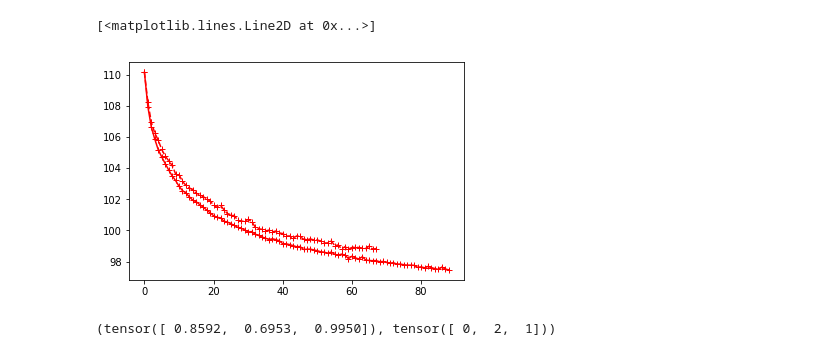
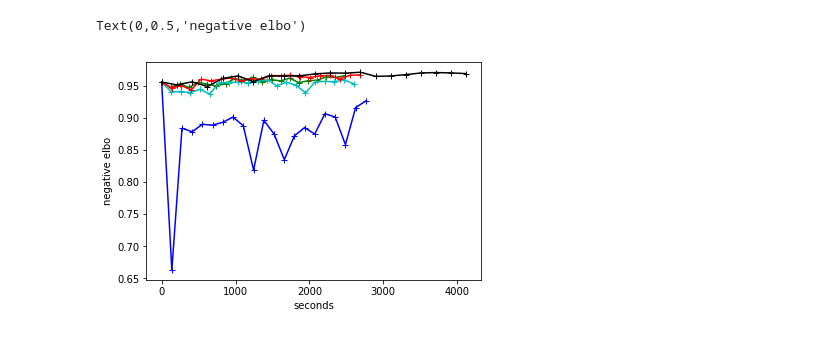
Before and after one commit to Runjing-Liu120/RaoBlackwellizedSGD, a Jupyter notebook: experiments/semisupervised_mnist/elbo_plots.ipynb, the cells around one changed output. Cells and saved outputs as stored; diff of their text form; code cells hidden in the pictures.

```diff
--- a/experiments/semisupervised_mnist/elbo_plots.ipynb
+++ b/experiments/semisupervised_mnist/elbo_plots.ipynb
@@ -62,3 +153,8 @@ batch_losses_reinforce_cv = np.load('./mnist_vae_results/ss_vae_reinforce_double
+# %%
+# rb reinforce_topk1
+train_accuracy_reinforce_topk1 = np.load('./mnist_vae_results/ss_vae_reinforce_topk1_train_accuracy.npy')
+test_accuracy_reinforce_topk1 = np.load('./mnist_vae_results/ss_vae_reinforce_topk1_test_accuracy.npy')
 # %%
-batch_timing_reinforce_cv_topk1 = np.load('./mnist_vae_results/ss_vae_reinforce_double_bs_topk1_batch_timing.npy')
-batch_losses_reinforce_cv_topk1 = np.load('./mnist_vae_results/ss_vae_reinforce_double_bs_topk1_batch_losses.npy')
+# rebar
+train_accuracy_rebar = np.load('./mnist_vae_results/ss_vae_rebar_train_accuracy.npy')
+test_accuracy_rebar = np.load('./mnist_vae_results/ss_vae_rebar_test_accuracy.npy')
@@ -86,6 +160,0 @@ plt.plot(batch_timing_reinforce_cv_topk1.cumsum(), batch_losses_reinforce_cv_top
-# %%
-plt.plot(batch_losses_reinforce_cv, 'r--+')
-plt.plot(batch_losses_reinforce_cv_topk1, 'r-+')
-# %% [output]
-[<matplotlib.lines.Line2D at 0x...>]
-[figure, removed]
@@ -94,4 +161,57 @@ import torch
-# %%
-torch.rand((3, 3)).max(dim = -1)
-# %% [output]
-(tensor([ 0.8592,  0.6953,  0.9950]), tensor([ 0,  2,  1]))
+# %%
+# nvil
+train_accuracy_nvil = np.load('./mnist_vae_results/ss_vae_nvil_train_accuracy.npy')
+test_accuracy_nvil = np.load('./mnist_vae_results/ss_vae_nvil_test_accuracy.npy')
+# %%
+# gumbel
+train_accuracy_gumbel = np.load('./mnist_vae_results/ss_vae_gumbel_train_accuracy.npy')
+test_accuracy_gumbel = np.load('./mnist_vae_results/ss_vae_gumbel_test_accuracy.npy')
+# %%
+plot_test_only = True
+plt.plot(test_timing_gumbel - test_timing_gumbel[0],
+         test_accuracy_gumbel, 'g-+')
+
+plt.plot(test_timing_nvil - test_timing_nvil[0],
+         test_accuracy_nvil, 'c-+')
+
+plt.plot(test_timing_rebar - test_timing_rebar[0],
+         test_accuracy_rebar, 'b-+')
+
+
+plt.plot(test_timing_reinforce_topk1 - test_timing_reinforce_topk1[0],
+         test_accuracy_reinforce_topk1, 'r-+')
+
+# plt.plot(test_timing_reinforce - test_timing_reinforce[0],
+#          test_accuracy_reinforce, 'y-+')
+
+plt.plot(test_timing_fully_marg - test_timing_fully_marg[0],
+         test_accuracy_fully_marg, 'k-+')
+
+
+if not plot_test_only:
+    plt.plot(test_timing_fully_marg - test_timing_fully_marg[0],
+         train_accuracy_fully_marg, 'k:+')
+
+#     plt.plot(test_timing_reinforce - test_timing_reinforce[0],
+#          train_accuracy_reinforce, 'y:+')
+
+    plt.plot(test_timing_reinforce_topk1 - test_timing_reinforce_topk1[0],
+         train_accuracy_reinforce_topk1, 'r:+')
+
+    plt.plot(test_timing_rebar - test_timing_rebar[0],
+         train_accuracy_rebar, 'b:+')
+
+    plt.plot(test_timing_nvil - test_timing_nvil[0],
+         train_accuracy_nvil, 'c:+')
+
+    plt.plot(test_timing_gumbel - test_timing_gumbel[0],
+         train_accuracy_gumbel, 'g:+')
+
+
+
+
+plt.xlabel('seconds')
+plt.ylabel('negative elbo')
+# %% [output]
+Text(0,0.5,'negative elbo')
+[figure, added]
```
Also changed, not shown: parts of 26 cells of this notebook.
